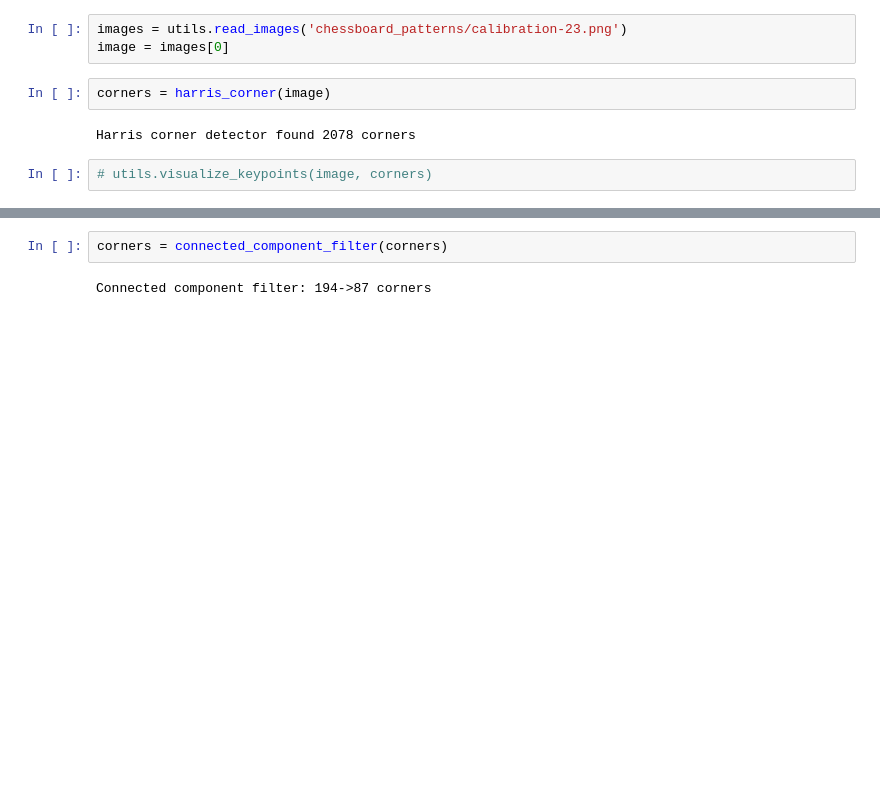
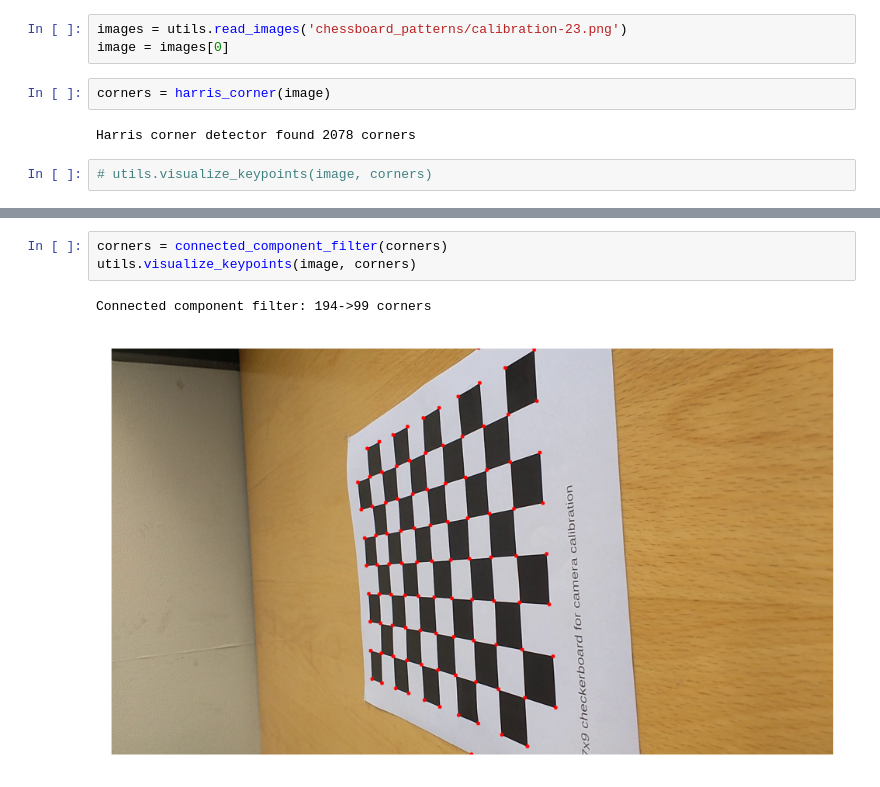
Before and after one commit to GavinPHR/calibration-pattern-detection, a Jupyter notebook: test.ipynb, the cells around one changed output, grey strips where cells are left out. Cells and saved outputs as stored; diff of their text form; blank space fills up the shorter version.

```diff
--- a/test.ipynb
+++ b/test.ipynb
@@ -28,4 +30,6 @@ Clutering filter: 2078->194 corners
 # %%
 corners = connected_component_filter(corners)
+utils.visualize_keypoints(image, corners)
 # %% [output]
-Connected component filter: 194->87 corners
+Connected component filter: 194->99 corners
+[figure, added]
```
Also changed, not shown: parts of 3 cells of this notebook, 1 other file.
